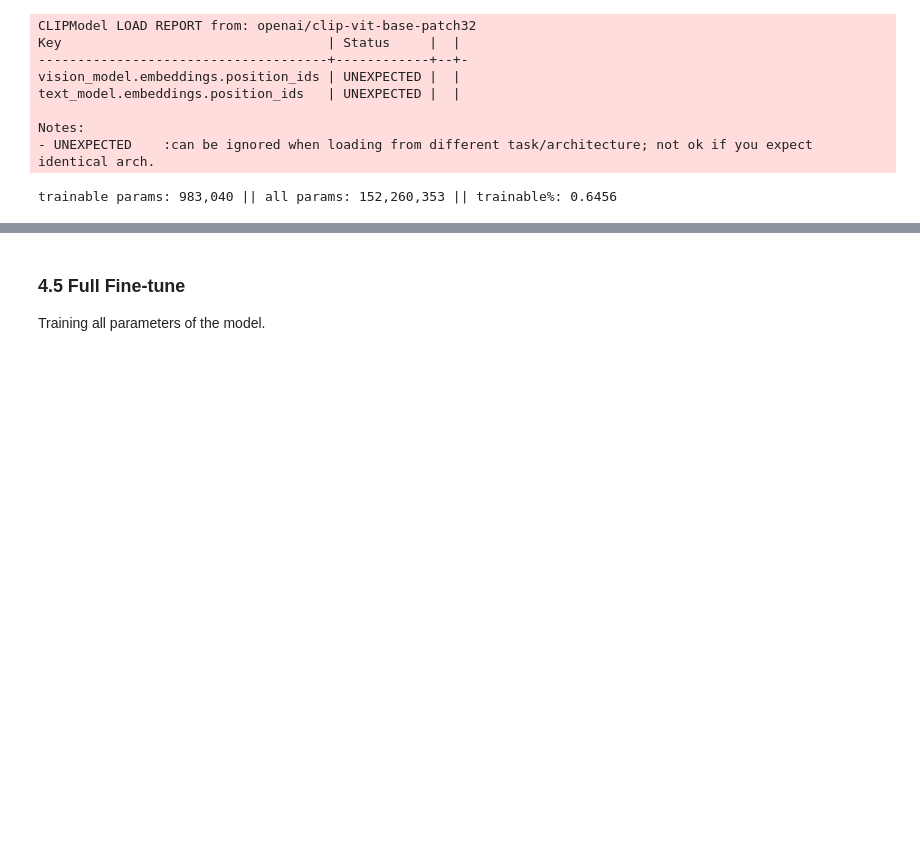
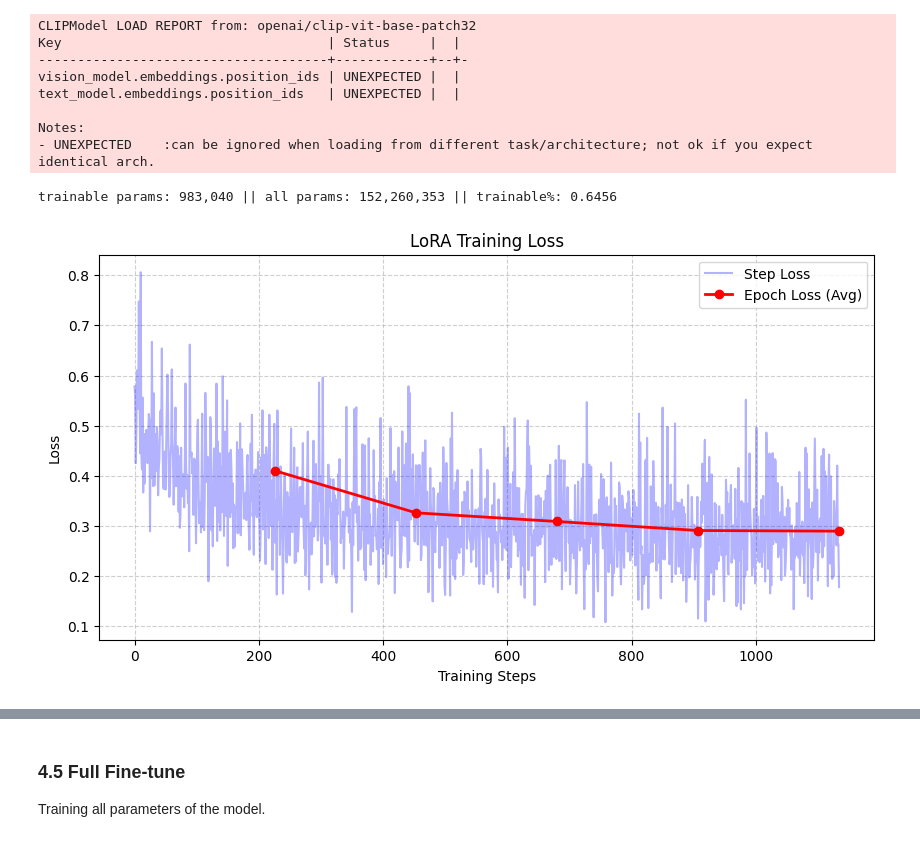
Before and after one commit to bencejdanko/multimodal-retrieval-flickr-30k-clip-blip, a Jupyter notebook: clip_flickr30k_training.ipynb, the cells around one changed output, grey strips where cells are left out. Cells and saved outputs as stored; diff of their text form; code cells hidden in the pictures; blank space fills up the shorter version.

```diff
--- a/clip_flickr30k_training.ipynb
+++ b/clip_flickr30k_training.ipynb
@@ -368,6 +368,10 @@ model.print_trainable_parameters()
 model,history = train_model(model, train_loader, epochs=epochs, lr=lr)
 # %% [output]
 trainable params: 983,040 || all params: 152,260,353 || trainable%: 0.6456
+# %%
+plot_history(history, title="LoRA Training Loss")
+# %% [output]
+[figure, added]
 # %%
 metrics = evaluate_retrieval(model, test_data, processor, device)
 log_result("LoRA", metrics)
```
Also changed, not shown: parts of 2 cells of this notebook.
